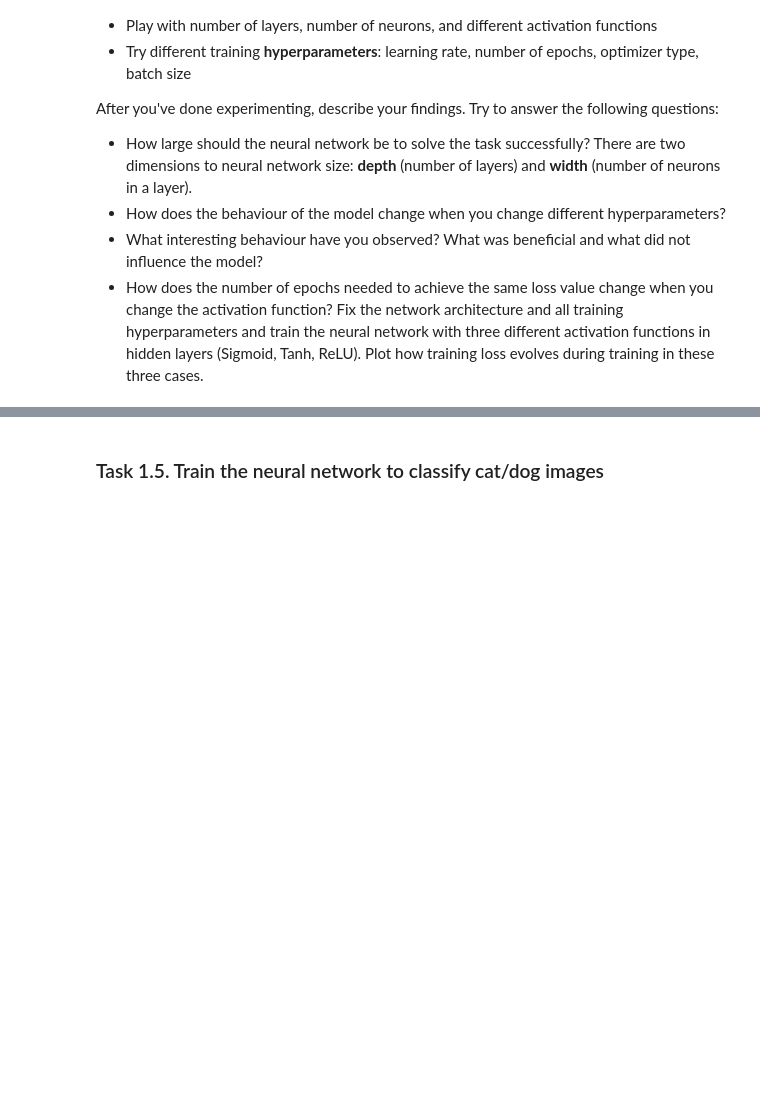
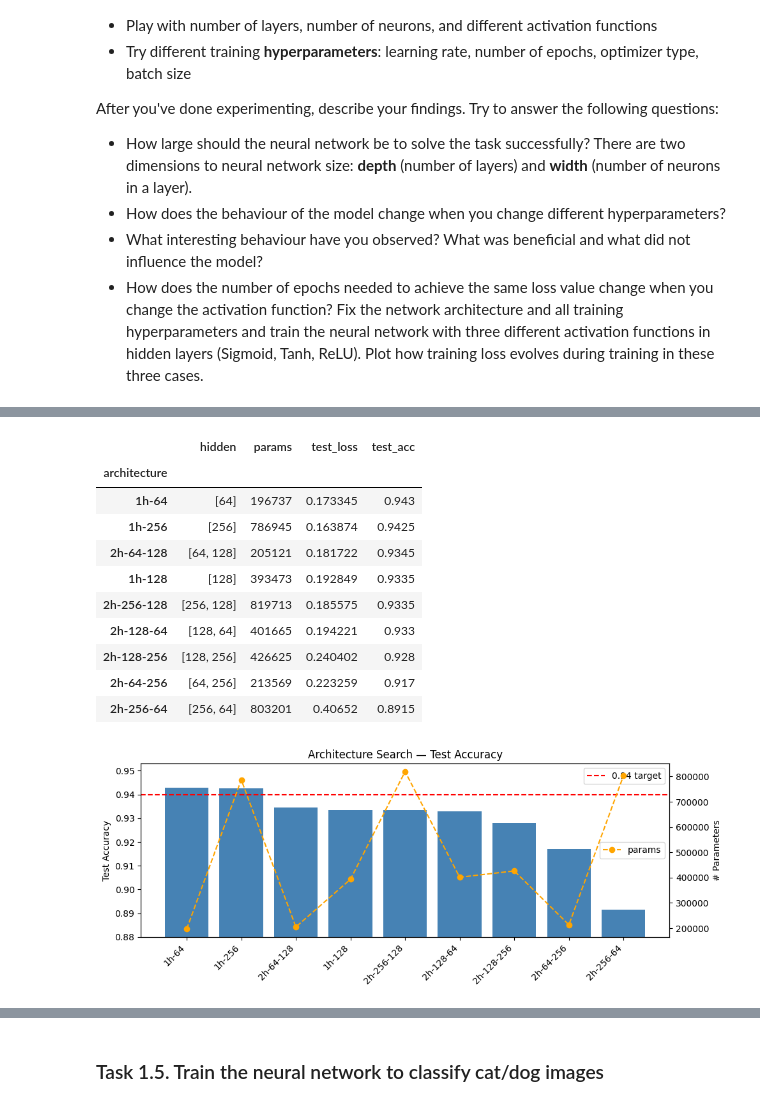
Before and after one commit to armantsaturian/nebius-ai-engineering, a Jupyter notebook: llm-architectures/hw2/homework_CIFAR10.ipynb, the cells around one changed output, grey strips where cells are left out. Saved outputs shown, nothing was run; the diff lists cells and outputs as text; code cells hidden in the pictures; blank space fills up the shorter version.

```diff
--- a/llm-architectures/hw2/homework_CIFAR10.ipynb
+++ b/llm-architectures/hw2/homework_CIFAR10.ipynb
@@ -312,0 +434,42 @@ After you've done experimenting, describe your findings. Try to answer the follo
+# %%
+# ── Experiment 1: Summary ──
+import pandas as pd
+
+df_arch = pd.DataFrame(arch_results).T
+df_arch = df_arch.sort_values("test_acc", ascending=False)
+df_arch["params"] = df_arch["params"].astype(int)
+df_arch.index.name = "architecture"
+display(df_arch)
+
+# ── Bar chart ──
+fig, ax1 = plt.subplots(figsize=(10, 4))
+x = range(len(df_arch))
+ax1.bar(x, df_arch["test_acc"], color="steelblue")
+ax1.axhline(0.94, color="red", linestyle="--", label="0.94 target")
+ax1.set_xticks(x)
+ax1.set_xticklabels(df_arch.index, rotation=45, ha="right")
+ax1.set_ylabel("Test Accuracy")
+ax1.set_ylim(0.88, df_arch["test_acc"].max() + 0.01)
+ax1.set_title("Architecture Search — Test Accuracy")
+ax1.legend()
+
+ax2 = ax1.twinx()
+ax2.plot(x, df_arch["params"], "o--", color="orange", label="params")
+ax2.set_ylabel("# Parameters")
+ax2.legend(loc="center right")
+
+plt.tight_layout()
+plt.show()
+# %% [output]
+|  | hidden | params | test_loss | test_acc |
+| architecture |  |  |  |  |
+| 1h-64 | [64] | 196737 | 0.173345 | 0.943 |
+| 1h-256 | [256] | 786945 | 0.163874 | 0.9425 |
+| 2h-64-128 | [64, 128] | 205121 | 0.181722 | 0.9345 |
+| 1h-128 | [128] | 393473 | 0.192849 | 0.9335 |
+| 2h-256-128 | [256, 128] | 819713 | 0.185575 | 0.9335 |
+| 2h-128-64 | [128, 64] | 401665 | 0.194221 | 0.933 |
+| 2h-128-256 | [128, 256] | 426625 | 0.240402 | 0.928 |
+| 2h-64-256 | [64, 256] | 213569 | 0.223259 | 0.917 |
+| 2h-256-64 | [256, 64] | 803201 | 0.40652 | 0.8915 |
+[figure, added]
```
Also changed, not shown: parts of 10 cells of this notebook.
